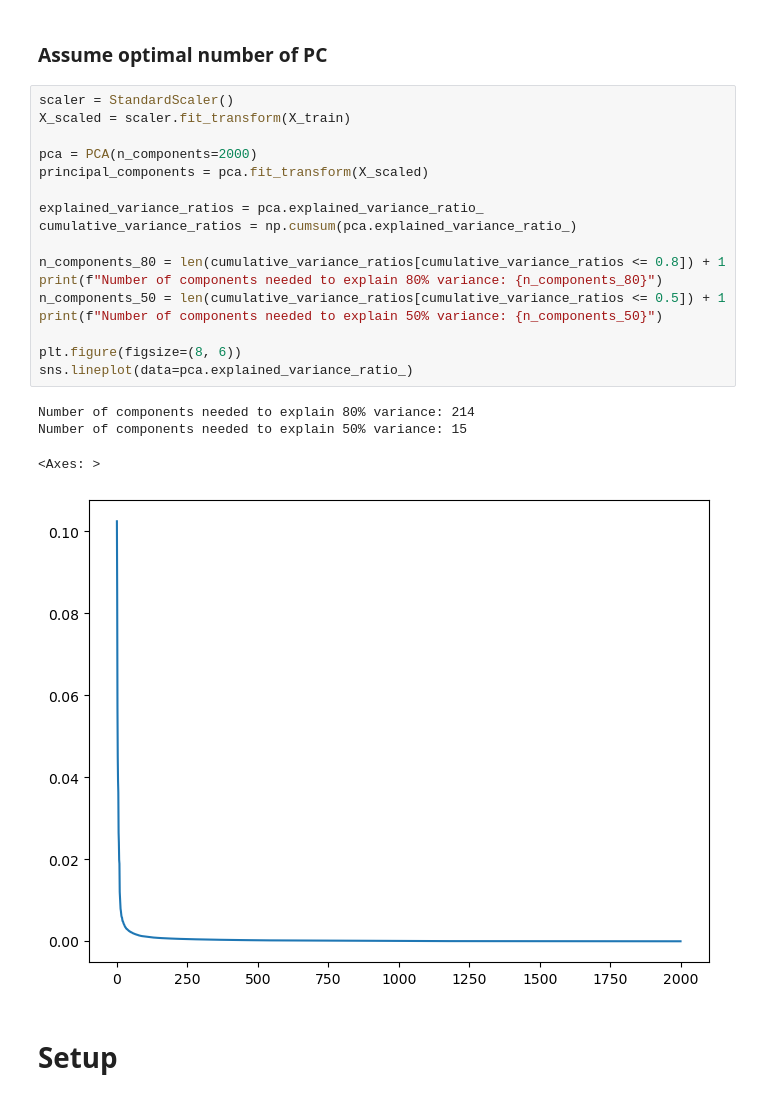
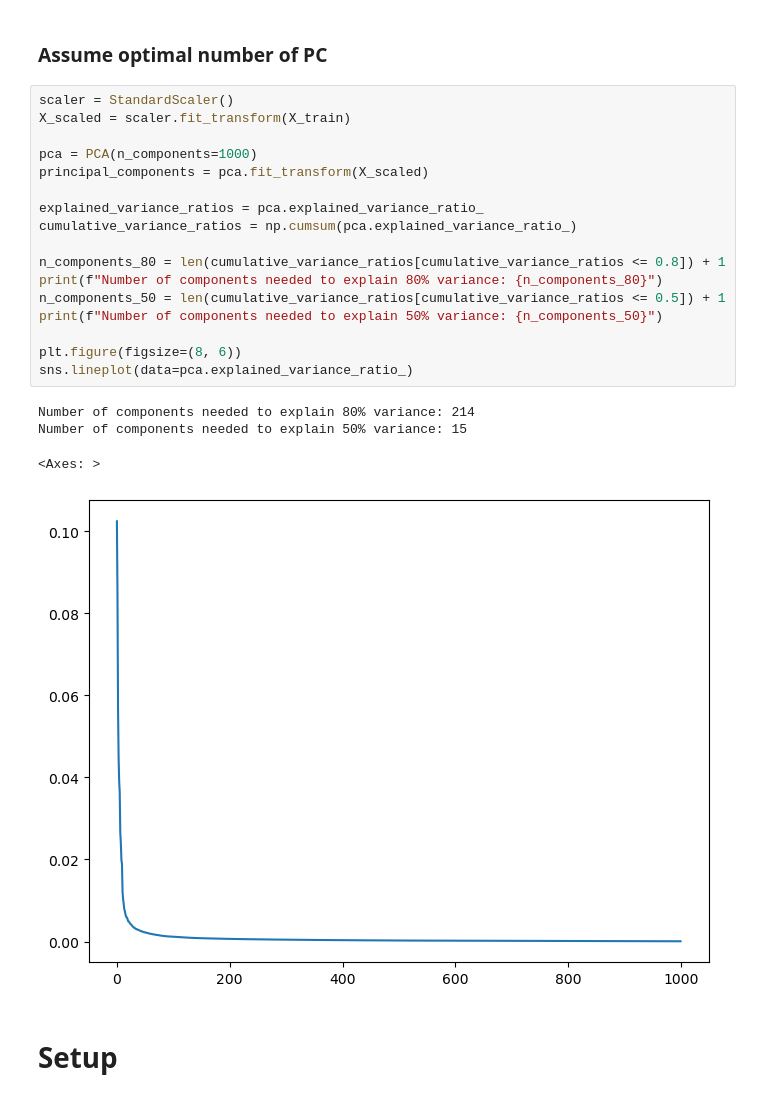
Before and after one commit to lucamodica/statistical-learning-for-big-data, a Jupyter notebook: Project1/test.ipynb, the cells around one changed output. Saved outputs shown, nothing was run; the diff lists cells and outputs as text.

```diff
--- a/Project1/test.ipynb
+++ b/Project1/test.ipynb
@@ -84,25 +84,25 @@ X_train, X_test, Y_train, Y_test = splits()
 # %%
 scaler = StandardScaler()
 X_scaled = scaler.fit_transform(X_train)
 
-pca = PCA(n_components=2000)
+pca = PCA(n_components=1000)
 principal_components = pca.fit_transform(X_scaled)
 
 explained_variance_ratios = pca.explained_variance_ratio_
 cumulative_variance_ratios = np.cumsum(pca.explained_variance_ratio_)
 
 n_components_80 = len(cumulative_variance_ratios[cumulative_variance_ratios <= 0.8]) + 1
 print(f"Number of components needed to explain 80% variance: {n_components_80}")
 n_components_50 = len(cumulative_variance_ratios[cumulative_variance_ratios <= 0.5]) + 1
 print(f"Number of components needed to explain 50% variance: {n_components_50}")
 
 plt.figure(figsize=(8, 6))
 sns.lineplot(data=pca.explained_variance_ratio_)
 # %% [output]
 Number of components needed to explain 80% variance: 214
 Number of components needed to explain 50% variance: 15
 <Axes: >
-[figure, old version]
+[figure, new version]
 # %% [markdown]
 # Setup
 # %% [markdown]
```
Also changed, not shown: parts of 22 cells of this notebook.
